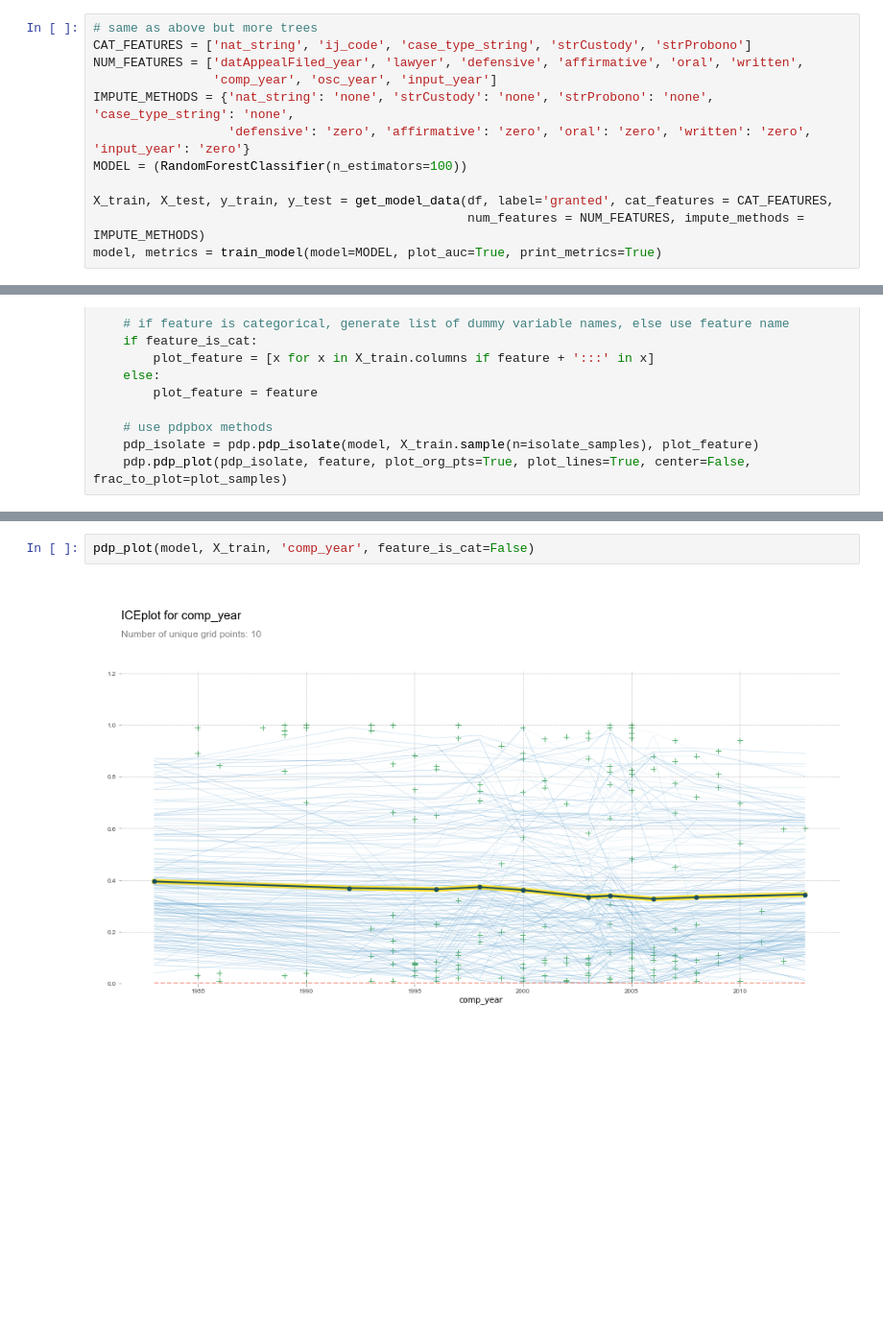
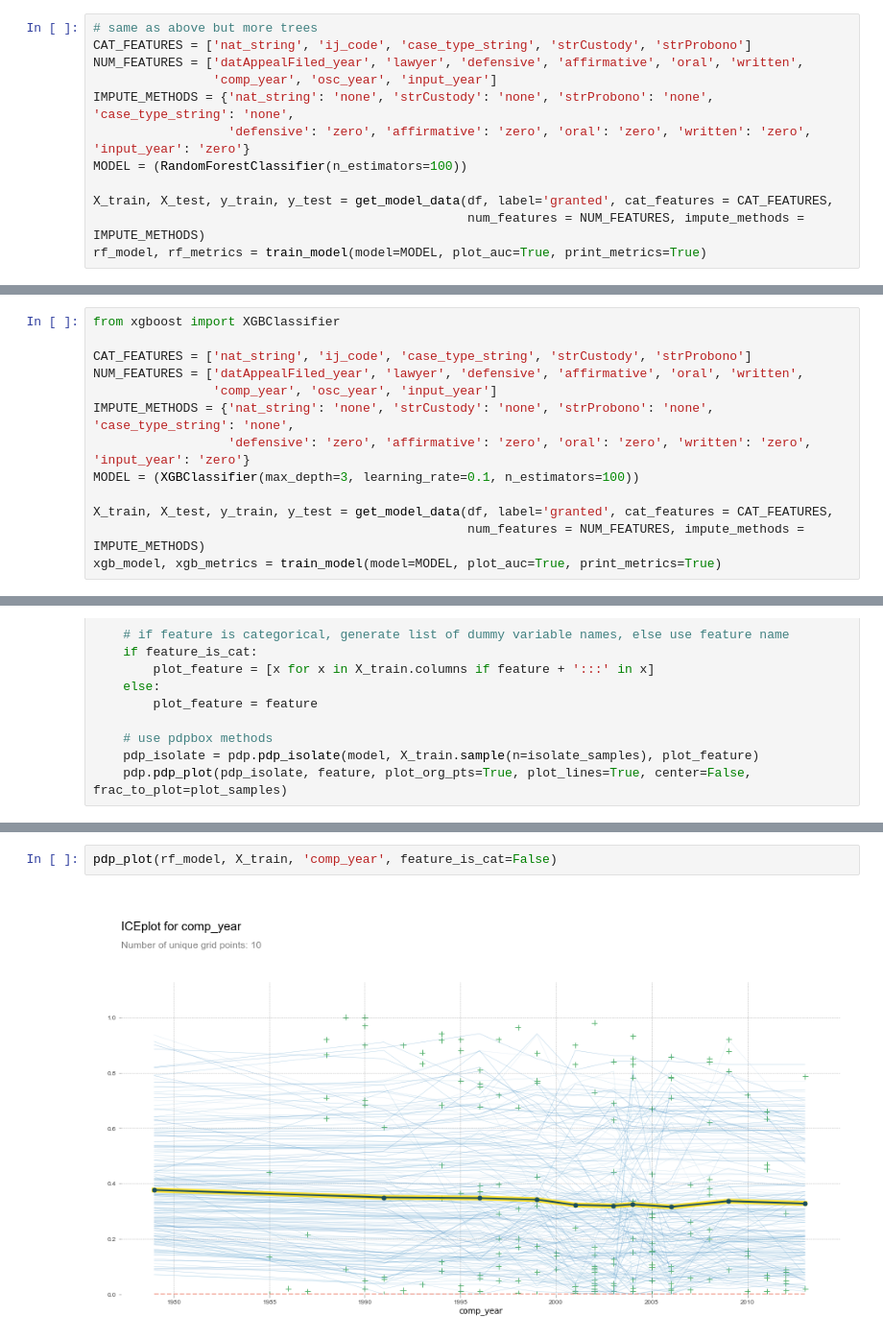
Before and after one commit to colinandrus/ml_course_project, a Jupyter notebook: notebooks/model_training.ipynb, the cells around one changed output, grey strips where cells are left out. Shown at 96% size. Saved outputs shown, nothing was run; the diff lists cells and outputs as text; blank space fills up the shorter version.

Commit message:
test out other algorithms out-of-the-box

```diff
--- a/notebooks/model_training.ipynb
+++ b/notebooks/model_training.ipynb
@@ -386,6 +386,6 @@ MODEL = (RandomForestClassifier(n_estimators=100))
 
 X_train, X_test, y_train, y_test = get_model_data(df, label='granted', cat_features = CAT_FEATURES,
                                                   num_features = NUM_FEATURES, impute_methods = IMPUTE_METHODS)
-model, metrics = train_model(model=MODEL, plot_auc=True, print_metrics=True)
+rf_model, rf_metrics = train_model(model=MODEL, plot_auc=True, print_metrics=True)
 # %% [output]
 Training Data: (203080, 658) | Test Data: (50770, 658)
@@ -393,0 +440,13 @@ Training Data: (203080, 658) | Test Data: (50770, 658)
+# %%
+from xgboost import XGBClassifier
+
+CAT_FEATURES = ['nat_string', 'ij_code', 'case_type_string', 'strCustody', 'strProbono']
+NUM_FEATURES = ['datAppealFiled_year', 'lawyer', 'defensive', 'affirmative', 'oral', 'written',
+                'comp_year', 'osc_year', 'input_year']
+IMPUTE_METHODS = {'nat_string': 'none', 'strCustody': 'none', 'strProbono': 'none', 'case_type_string': 'none',
+                  'defensive': 'zero', 'affirmative': 'zero', 'oral': 'zero', 'written': 'zero', 'input_year': 'zero'}
+MODEL = (XGBClassifier(max_depth=3, learning_rate=0.1, n_estimators=100))
+
+X_train, X_test, y_train, y_test = get_model_data(df, label='granted', cat_features = CAT_FEATURES,
+                                                  num_features = NUM_FEATURES, impute_methods = IMPUTE_METHODS)
+xgb_model, xgb_metrics = train_model(model=MODEL, plot_auc=True, print_metrics=True)
@@ -494,5 +578,5 @@ pdp_plot(model, X_train, 'datAppealFiled_year', feature_is_cat=False)
 # %%
-pdp_plot(model, X_train, 'comp_year', feature_is_cat=False)
+pdp_plot(rf_model, X_train, 'comp_year', feature_is_cat=False)
 # %% [output]
-[figure, old version]
+[figure, new version]
 # %%
```
Also changed, not shown: parts of 25 cells of this notebook.
